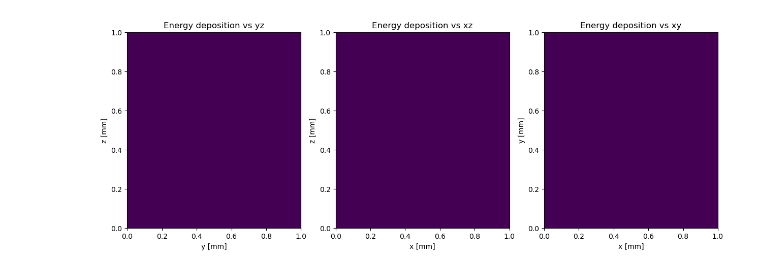
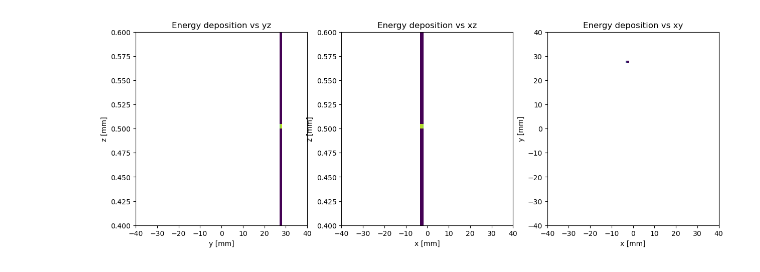
Before and after one commit to ThomasPCleveland/surf_2024, a Jupyter notebook: analysis/analysis.ipynb, the cells around one changed output. Drawn from its saved outputs; the diff is of its cells as text; code cells hidden in the pictures.

Commit message:
1.4.4 - single KID analysis

```diff
--- a/analysis/analysis.ipynb
+++ b/analysis/analysis.ipynb
@@ -119,11 +188,11 @@ energy [meV]:    9.89038
 # %%
 # plot energy deposition vs time
 # bin the time values into 1000 bins
-time_bins = np.linspace(0, hits['end_t_[mus]'].max(), 1000)
-hits['time_bin'] = pd.cut(hits['end_t_[mus]'], time_bins)
+time_bins = np.linspace(0, hits['t_f'].max(), 1000)
+hits['time_bin'] = pd.cut(hits['t_f'], time_bins)
 
 # group by time bin and sum energy deposition and divide by number of primaries
-time_grouped = hits.groupby('time_bin')['energy_deposit_[meV]'].sum() / len(primaries)
+time_grouped = hits.groupby('time_bin')['e_dep'].sum() / len(primaries)
 time_grouped.plot()
 plt.xlabel(r'Time [$\mu$s]')
 plt.ylabel('Energy deposition [meV]')
@@ -179,21 +260,72 @@ if (True):
 # %%
-# hit projections for kids
+### single kid analysis
+## user input
+kid_index = 2
 bins = 200
 bins_secondary = 10
-kid_index = 10
-# there are two relevant volumes, the inductor and the capacitor or: "kid_ind{index}" and "kid_cap{index}"
-kid_hits = hits[hits['volume'].str.contains(f"kid_ind{kid_index}|kid_cap{kid_index}")]
 
-# 2d histogram
+## helpers
+def get_kid_hits(kid_index):
+  # there are two relevant volumes, the inductor and the capacitor or: "kid_ind{index}" and "kid_cap{index}"
+  kid_hits = hits[hits['volume'].str.contains(f"ind{kid_index}|cap{kid_index}")]
+  # we also have to make sure `2` is not confused with `20` etc.
+  kid_hits = kid_hits[kid_hits['volume'].str.endswith(f"{kid_index}")]
+  # do one more pass to make sure `22` is not confused with `2`
+  kid_hits = kid_hits[~kid_hits['volume'].str.endswith(f"{kid_index}{kid_index}")]
+  return kid_hits
+
+kid_hits = get_kid_hits(kid_index)
+## basic statistics
+energy_deposited = kid_hits['e_dep'].sum()
+energy_initial = kid_hits['e_i'].sum()
+energy_efficiency = energy_deposited / energy_initial
+count = len(kid_hits)
+average_position = kid_hits[['x_f', 'y_f', 'z_f']].mean()
+print('Kid', kid_index)
+print('Energy deposited:\t\t\t', round(energy_deposited, 2), 'meV')
+print('Initial energy of captured phonons:\t', round(energy_initial, 2), 'meV')
+print('Energy efficiency:\t\t\t', f"{round(energy_efficiency, 2)}%")
+print('Counts:\t\t\t\t\t', count, '\n')
+print('Average x position of hits:\n', average_position)
+
+## 2d histogram
 if (True):
-    fig, axes = plt.subplots(1, 3, figsize=(15, 5))
-    # grid lines with bin
-    for axis in axes:
-        index = axes.tolist().index(axis)
-        dim = ['yz', 'xz', 'xy'][index]
-        axis.set_xlabel(f'{dim[0]} [mm]')
-        axis.set_ylabel(f'{dim[1]} [mm]')
-        axis.set_title(f'Energy deposition vs {dim}')
-        axis.hist2d(kid_hits[f'start_{dim[0]}_[mm]'], kid_hits[f'start_{dim[1]}_[mm]'], bins=bins)
-    plt.show()
+  fig, axes = plt.subplots(1, 3, figsize=(15, 5))
+  # grid lines with bin
+  for axis in axes:
+    index = axes.tolist().index(axis)
+    dim = ['yz', 'xz', 'xy'][index]
+    axis.set_xlabel(f'{dim[0]} [mm]')
+    axis.set_ylabel(f'{dim[1]} [mm]')
+    axis.set_title(f'Energy deposition vs {dim}')
+    axis.hist2d(kid_hits[f'{dim[0]}_f'], kid_hits[f'{dim[1]}_f'], bins=bins)
+    # zoom out
+    axis.set_xlim(-40, 40)
+    if index == 2:
+      axis.set_ylim(-40,40)
+    else:
+      axis.set_ylim(0.4, 0.6)
+  plt.show()
+
+## plot energy deposition vs time
+# bin the time values into 1000 bins
+time_bins = np.linspace(0, kid_hits['t_f'].max(), 1000)
+kid_hits['time_bin'] = pd.cut(kid_hits['t_f'], time_bins)
+
+# group by time bin and sum energy deposition and divide by number of primaries
+time_grouped = kid_hits.groupby('time_bin')['e_dep'].sum() / len(primaries)
+time_grouped.plot()
+plt.xlabel(r'Time [$\mu$s]')
+plt.ylabel('Energy deposition [meV]')
+plt.title(f'Energy deposition vs time for kid {kid_index}')
+plt.gca().xaxis.set_major_formatter(plt.FuncFormatter(lambda x, _: '{:.0f}'.format(x)))
+plt.show()
+
+# same thing but cumulative
+time_grouped.cumsum().plot()
+plt.xlabel(r'Time [$\mu$s]')
+plt.ylabel('Cumulative energy deposition [meV]')
+plt.title(f'Cumulative energy deposition vs time for kid {kid_index}')
+plt.gca().xaxis.set_major_formatter(plt.FuncFormatter(lambda x, _: '{:.0f}'.format(x)))
+plt.show()
 # %% [output]
@@ -200 +343 @@ if (True):
-[figure, old version]
+[figure, new version]
```
Also changed, not shown: parts of 12 cells of this notebook.
